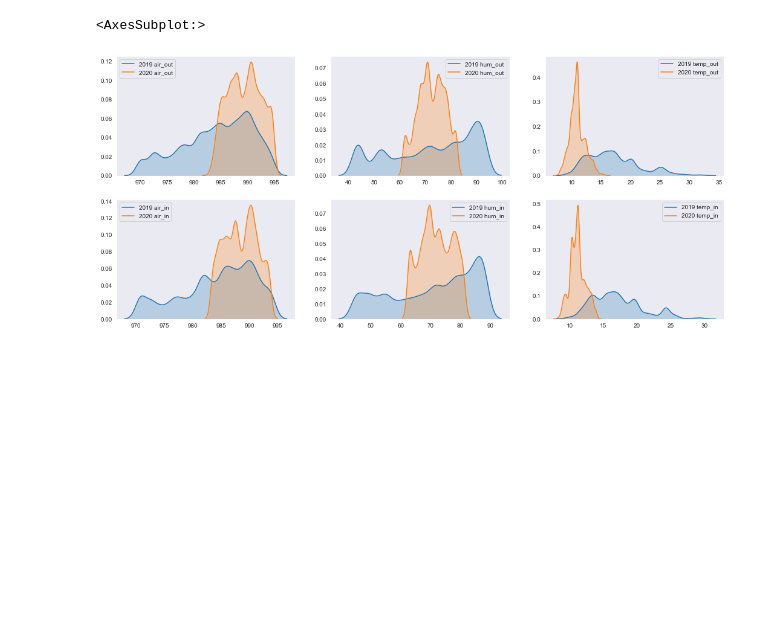
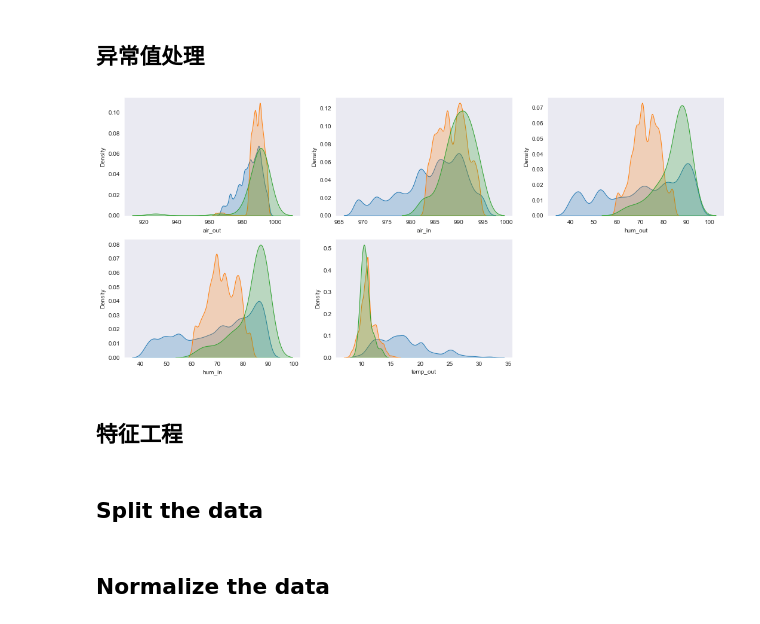
Before and after one commit to LiuHDme/TempPrediction, a Jupyter notebook: final.ipynb, the cells around one changed output. Cells and saved outputs as stored; diff of their text form; code cells hidden in the pictures; blank space fills up the shorter version.

Commit message:
data window

```diff
--- a/final.ipynb
+++ b/final.ipynb
@@ -25,10 +31,20 @@ data_pre = pd.concat([train_pre, test_pre])
 
 train_final = pd.read_csv('Data/复赛/train.csv')
 test_final = pd.read_csv('Data/复赛/test.csv')
+sample_final = pd.read_csv('Data/复赛/提交样例.csv')
 train_final.columns = ['timestamp', 'year', 'month', 'day', 'hour', 'minute', 'second', 'temp_out', 'hum_out', 'air_out', 'hum_in', 'air_in', 'temp_in']
 test_final.columns = ['timestamp', 'year', 'month', 'day', 'hour', 'minute', 'second', 'temp_out', 'hum_out', 'air_out', 'hum_in', 'air_in']
+sample_final.columns = ['timestamp', 'temp_in']
 train_final['time'] = pd.to_datetime(train_final[['year', 'month', 'day', 'hour', 'minute']])
+test_final = pd.merge(sample_final[['timestamp']], test_final, on='timestamp', how='left')
 test_final['time'] = pd.to_datetime(test_final[['year', 'month', 'day', 'hour', 'minute']])
+test_final['time'] = [datetime.datetime.fromtimestamp(x) for x in test_final['timestamp']]
+test_final['year'] = test_final.time.dt.year
+test_final['month'] = test_final.time.dt.month
+test_final['day'] = test_final.time.dt.day
+test_final['hour'] = test_final.time.dt.hour
+test_final['minute'] = test_final.time.dt.minute
+test_final['second'] = test_final.time.dt.second
 # %% [markdown]
 Preliminary:
 
@@ -63,7 +81,7 @@ full_time['time'] = pd.to_datetime(full_time[['year', 'month', 'day', 'hour', 'm
 train_pre_full = full_time.loc[(full_time.time >= '2019-3-14 01') & (full_time.time < '2019-4-3 01'), :]
 
 train_pre = pd.merge(train_pre_full, train_pre, on=['year', 'month', 'day', 'hour', 'minute', 'time'], how='left')
-train_pre.drop(['timestamp', 'second'], axis=1, inplace=True)
+train_pre.drop(['second'], axis=1, inplace=True)
 train_pre.drop_duplicates(['month', 'day', 'hour', 'minute'], inplace=True)
 train_pre.reset_index(inplace=True, drop=True)
 # %%
@@ -81,9 +99,11 @@ full_time = pd.DataFrame(time)
 full_time['time'] = pd.to_datetime(full_time[['year', 'month', 'day', 'hour', 'minute']])
 
 train_final = pd.merge(full_time, train_final, on=['year', 'month', 'day', 'hour', 'minute', 'time'], how='left')
-train_final.drop(['timestamp', 'second'], axis=1, inplace=True)
+train_final.drop(['second'], axis=1, inplace=True)
 train_final.drop_duplicates(['month', 'day', 'hour', 'minute'], inplace=True)
 train_final.reset_index(inplace=True, drop=True)
+# %% [markdown]
+## 异常值处理
 # %%
 train_pre.fillna(method='ffill', inplace=True)
 train_final.fillna(method='ffill', inplace=True)
@@ -95,26 +115,15 @@ for feat in ['hum_out', 'hum_in', 'air_out', 'air_in']:
 # %%
 train_pre.fillna(method='ffill', inplace=True)
 train_final.fillna(method='ffill', inplace=True)
-# %%
-plt.figure(figsize=(18,8))
-plt.subplot(2,3,1)
-sns.kdeplot(train_pre.air_out, shade=True, label='2019 air_out')
-sns.kdeplot(train_final.air_out, shade=True, label='2020 air_out')
-plt.subplot(2,3,4)
-sns.kdeplot(train_pre.air_in, shade=True, label='2019 air_in')
-sns.kdeplot(train_final.air_in, shade=True, label='2020 air_in')
-plt.subplot(2,3,2)
-sns.kdeplot(train_pre.hum_out, shade=True, label='2019 hum_out')
-sns.kdeplot(train_final.hum_out, shade=True, label='2020 hum_out')
-plt.subplot(2,3,5)
-sns.kdeplot(train_pre.hum_in, shade=True, label='2019 hum_in')
-sns.kdeplot(train_final.hum_in, shade=True, label='2020 hum_in')
-plt.subplot(2,3,3)
-sns.kdeplot(train_pre.temp_out, shade=True, label='2019 temp_out')
-sns.kdeplot(train_final.temp_out, shade=True, label='2020 temp_out')
-plt.subplot(2,3,6)
-sns.kdeplot(train_pre.temp_in, shade=True, label='2019 temp_in')
-sns.kdeplot(train_final.temp_in, shade=True, label='2020 temp_in')
-# %% [output]
-<AxesSubplot:>
-[figure, removed]
+# %%
+cols = ['air_out', 'air_in', 'hum_out', 'hum_in', 'temp_out']
+plt.figure(figsize=(18,8))
+for i in range(5):
+    plt.subplot(2,3,i+1)
+    sns.kdeplot(train_pre[cols[i]], shade=True, label='2019 train '+cols[i])
+    sns.kdeplot(train_final[cols[i]], shade=True, label='2020 train '+cols[i])
+    sns.kdeplot(test_final[cols[i]], shade=True, label='2020 test '+cols[i])
+# %% [output]
+[figure, added]
+# %% [markdown]
+## 特征工程
@@ -120,0 +141,2 @@ sns.kdeplot(train_final.temp_in, shade=True, label='2020 temp_in')
+# %% [markdown]
+## Split the data
@@ -120,0 +154,2 @@ sns.kdeplot(train_final.temp_in, shade=True, label='2020 temp_in')
+# %% [markdown]
+## Normalize the data
```
Also changed, not shown: parts of 12 cells of this notebook, 1 other file.
